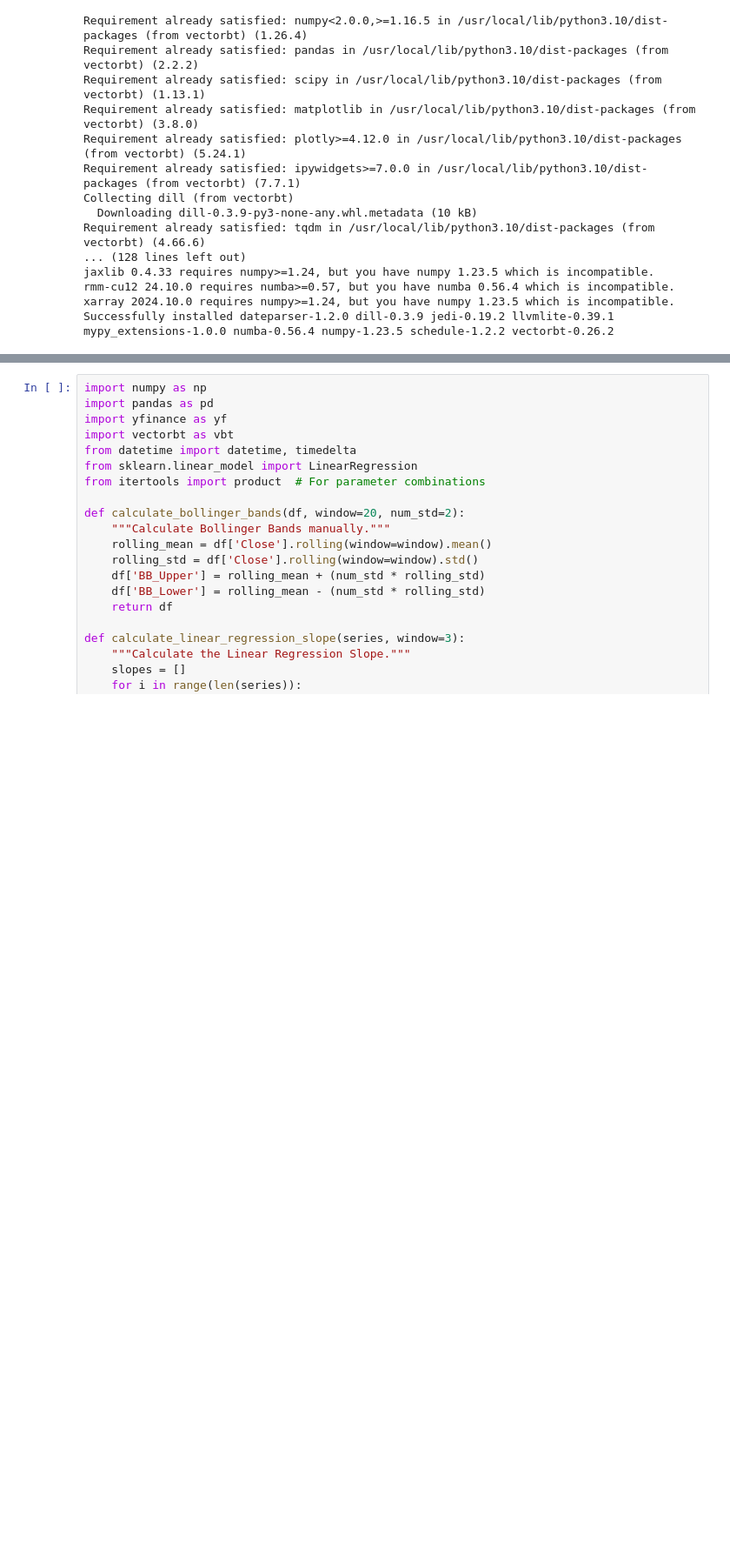
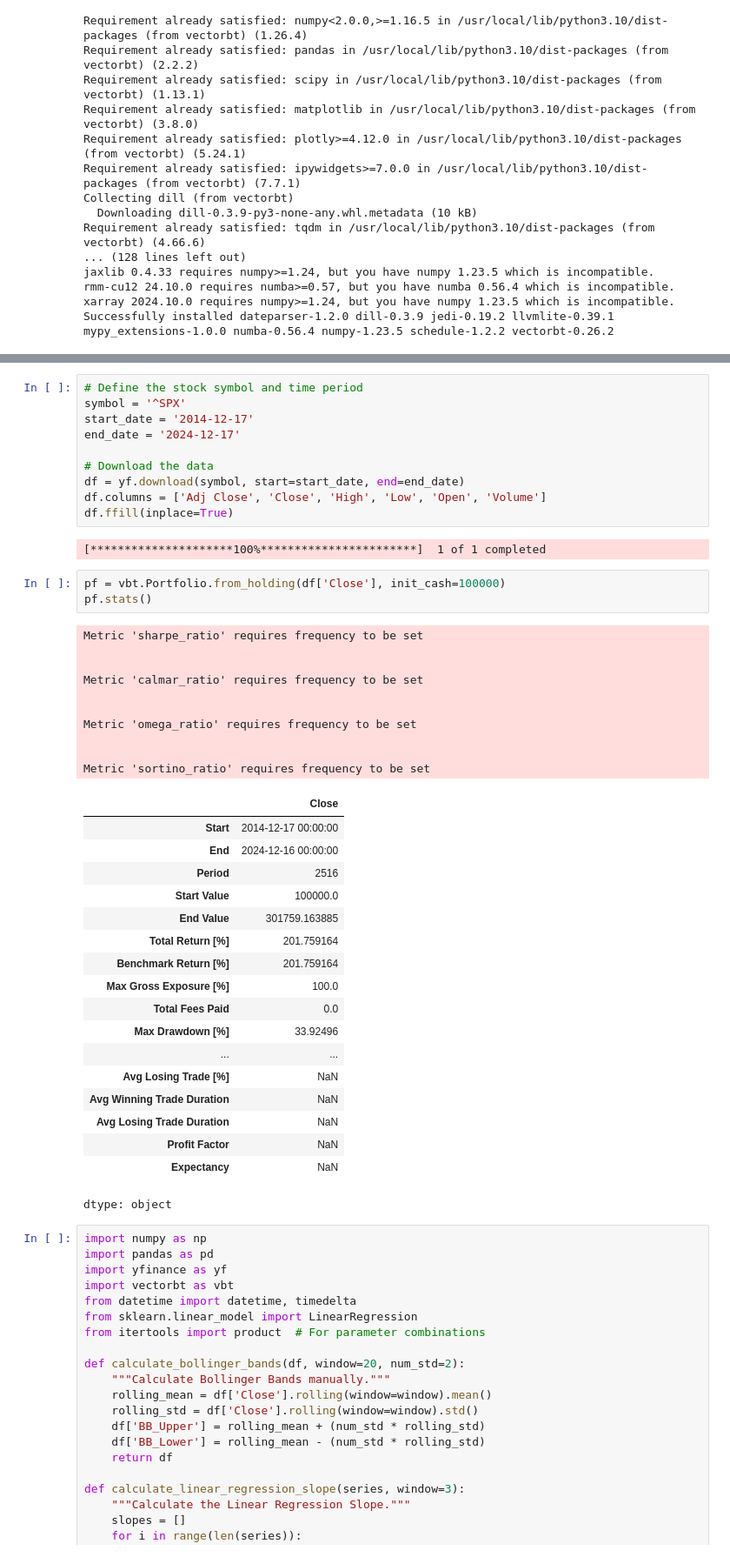
Before and after one commit to kridtapon/Bollinger-Regression-Momentum-Strategy, a Jupyter notebook: Bollinger_Regression_Momentum_Strategy.ipynb, the cells around one changed output, grey strips where cells are left out. Shown at 87% size. Drawn from its saved outputs; the diff is of its cells as text; blank space fills up the shorter version.

```diff
--- a/Bollinger_Regression_Momentum_Strategy.ipynb
+++ b/Bollinger_Regression_Momentum_Strategy.ipynb
@@ -139,6 +139,50 @@ Profit Factor                          100.348444
 Expectancy                            8048.448642
 Name: Close, dtype: object
 [interactive output not drawn]
+# %%
+# Define the stock symbol and time period
+symbol = '^SPX'
+start_date = '2014-12-17'
+end_date = '2024-12-17'
+
+# Download the data
+df = yf.download(symbol, start=start_date, end=end_date)
+df.columns = ['Adj Close', 'Close', 'High', 'Low', 'Open', 'Volume']
+df.ffill(inplace=True)
+# %% [output]
+[*********************100%***********************]  1 of 1 completed
+# %%
+pf = vbt.Portfolio.from_holding(df['Close'], init_cash=100000)
+pf.stats()
+# %% [output]
+Metric 'sharpe_ratio' requires frequency to be set
+
+
+Metric 'calmar_ratio' requires frequency to be set
+
+
+Metric 'omega_ratio' requires frequency to be set
+
+
+Metric 'sortino_ratio' requires frequency to be set
+|  | Close |
+| Start | 2014-12-17 00:00:00 |
+| End | 2024-12-16 00:00:00 |
+| Period | 2516 |
+| Start Value | 100000.0 |
+| End Value | 301759.163885 |
+| Total Return [%] | 201.759164 |
+| Benchmark Return [%] | 201.759164 |
+| Max Gross Exposure [%] | 100.0 |
+| Total Fees Paid | 0.0 |
+| Max Drawdown [%] | 33.92496 |
+| ... | ... |
+| Avg Losing Trade [%] | NaN |
+| Avg Winning Trade Duration | NaN |
+| Avg Losing Trade Duration | NaN |
+| Profit Factor | NaN |
+| Expectancy | NaN |
+dtype: object
 # %%
 import numpy as np
 import pandas as pd
```
Also changed, not shown: parts of 4 cells of this notebook.
